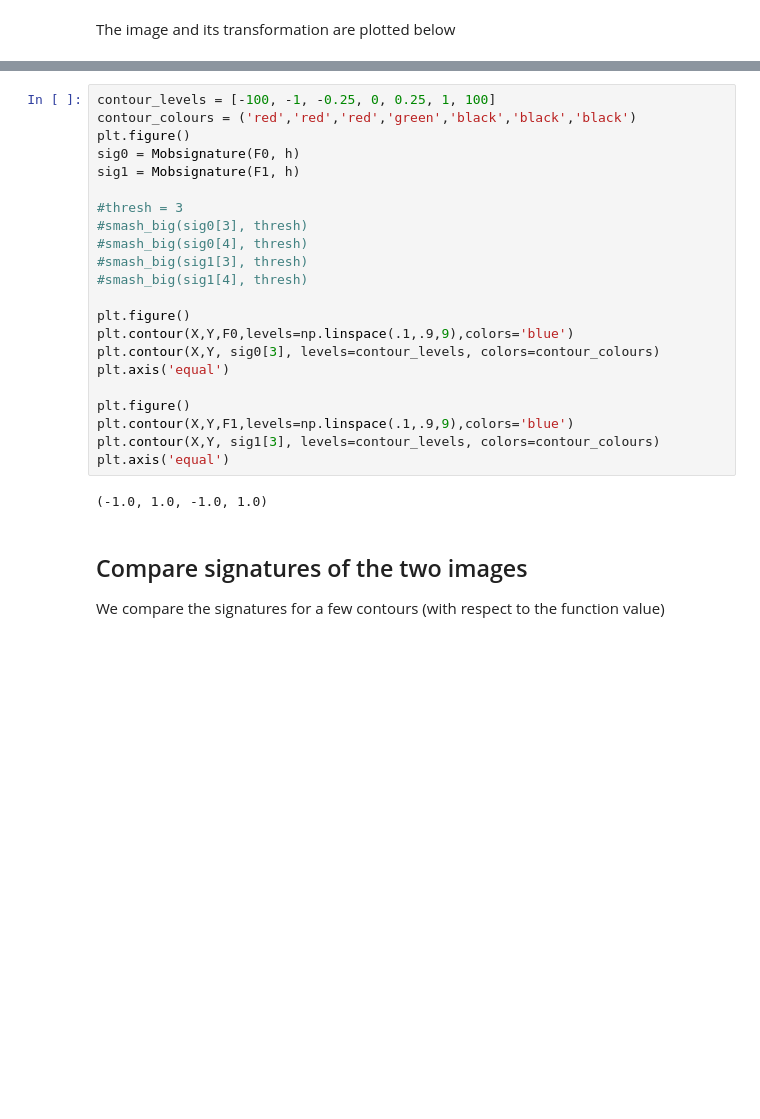
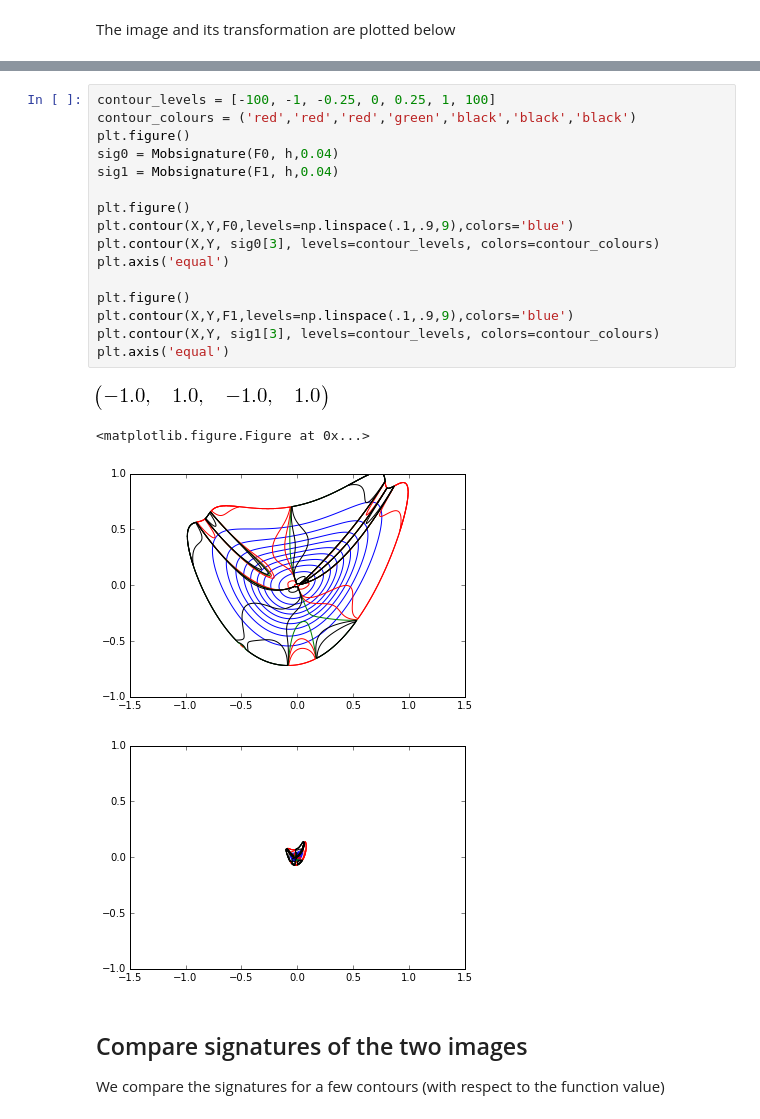
Before and after one commit to rgbrown/invariants, a Jupyter notebook: Mobius Invar Sigs.ipynb, the cells around one changed output, grey strips where cells are left out. Drawn from its saved outputs; the diff is of its cells as text; blank space fills up the shorter version.

```diff
--- a/Mobius Invar Sigs.ipynb
+++ b/Mobius Invar Sigs.ipynb
@@ -116,27 +105,24 @@ axarr[1].set_xlabel('After transformation')
 # %%
 contour_levels = [-100, -1, -0.25, 0, 0.25, 1, 100]
 contour_colours = ('red','red','red','green','black','black','black')
 plt.figure()
-sig0 = Mobsignature(F0, h)
-sig1 = Mobsignature(F1, h)
-
-#thresh = 3
-#smash_big(sig0[3], thresh)
-#smash_big(sig0[4], thresh)
-#smash_big(sig1[3], thresh)
-#smash_big(sig1[4], thresh)
+sig0 = Mobsignature(F0, h,0.04)
+sig1 = Mobsignature(F1, h,0.04)
 
 plt.figure()
 plt.contour(X,Y,F0,levels=np.linspace(.1,.9,9),colors='blue')
 plt.contour(X,Y, sig0[3], levels=contour_levels, colors=contour_colours)
 plt.axis('equal')
 
 plt.figure()
 plt.contour(X,Y,F1,levels=np.linspace(.1,.9,9),colors='blue')
 plt.contour(X,Y, sig1[3], levels=contour_levels, colors=contour_colours)
 plt.axis('equal')
 # %% [output]
+[figure, added]
-(-1.0, 1.0, -1.0, 1.0)
+<matplotlib.figure.Figure at 0x...>
+[figure, added]
+[figure, added]
 # %% [markdown]
 ## Compare signatures of the two images
 We compare the signatures for a few contours (with respect to the function value)
```
Also changed, not shown: parts of 9 cells of this notebook.
